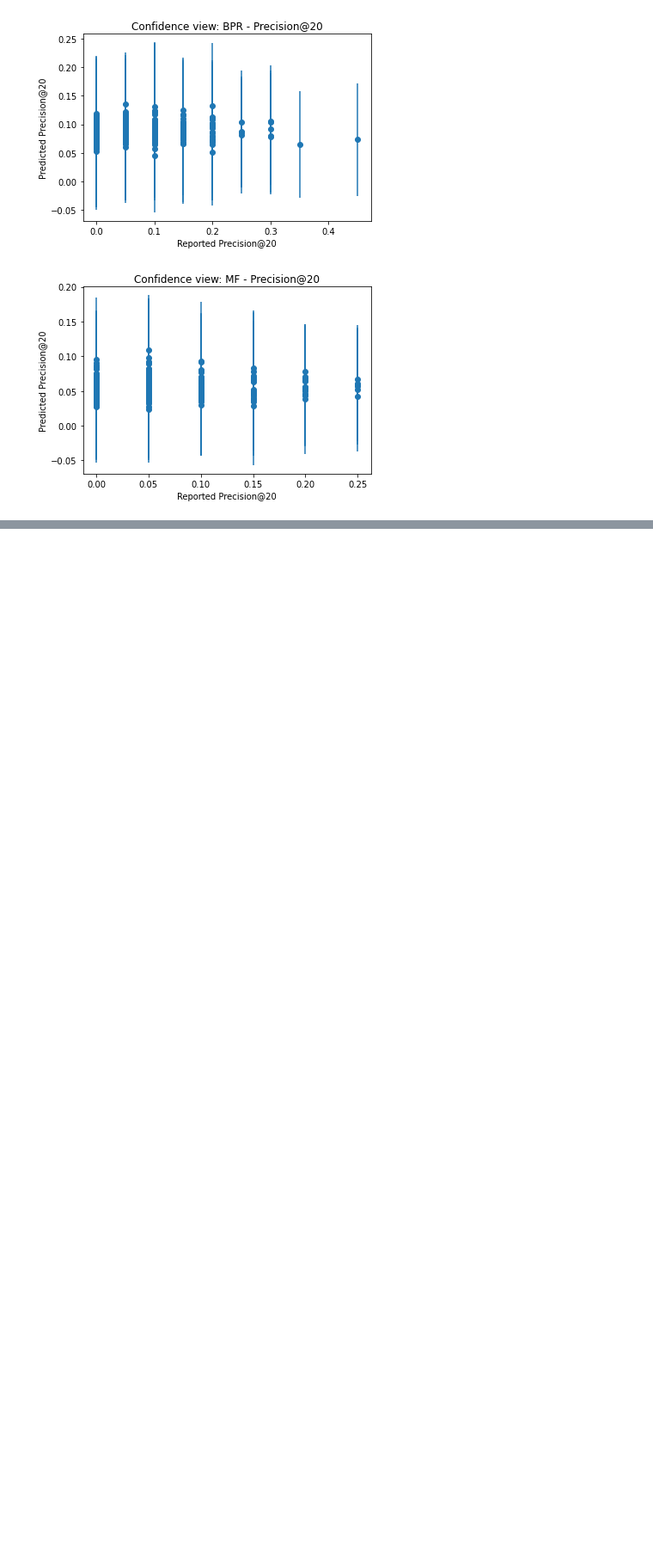
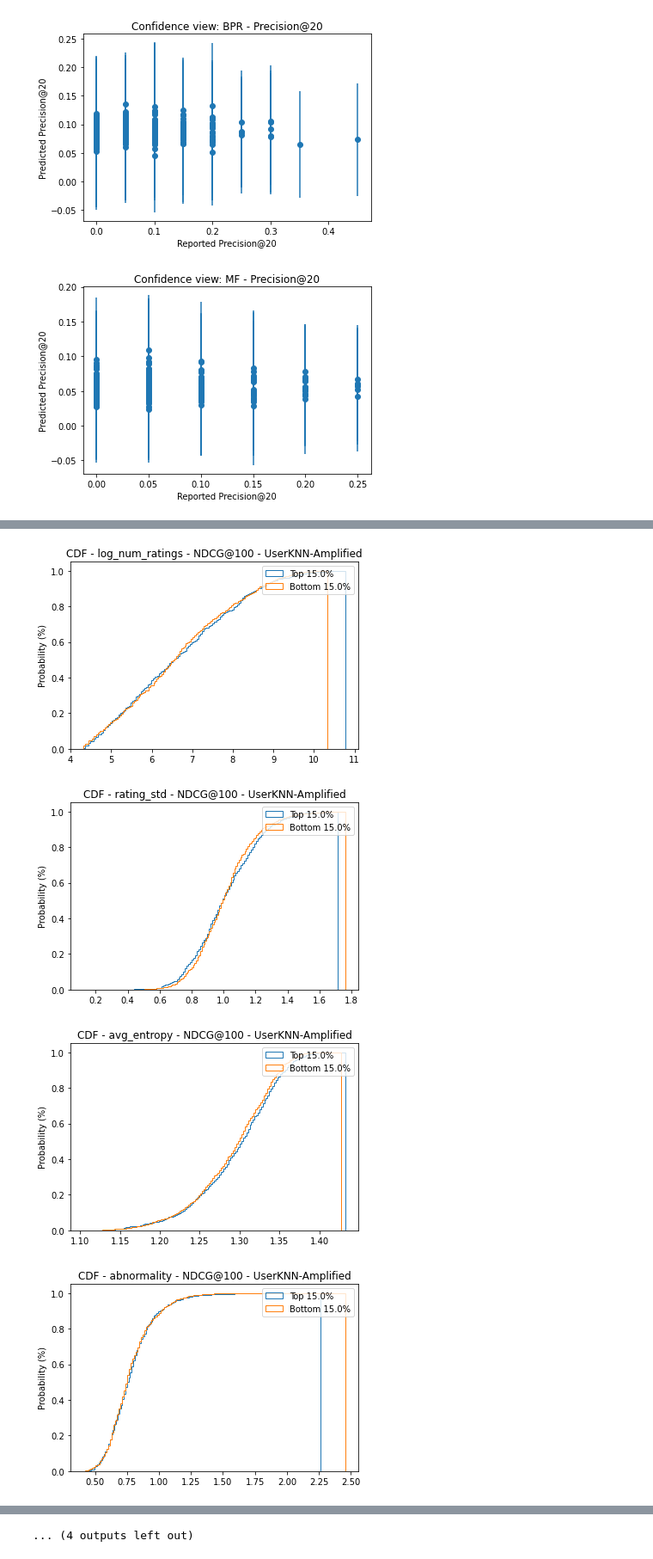
Before and after one commit to hugodavilat/recomendadores, a Jupyter notebook: explanatory_framework/features_calculator/features_relevance_v2.ipynb, the cells around one changed output, grey strips where cells are left out. Shown at 86% size. Cells and saved outputs as stored; diff of their text form; code cells hidden in the pictures; blank space fills up the shorter version.

```diff
--- a/explanatory_framework/features_calculator/features_relevance_v2.ipynb
+++ b/explanatory_framework/features_calculator/features_relevance_v2.ipynb
@@ -464,0 +500,28 @@ Para observar a separabilidade das features, vamos rodar dois testes usando o me
+# %%
+import numpy as np
+import pandas as pd
+
+metrics = ["NDCG@100", "RMSE"]
+algos = ["UserKNN-Amplified", "BPR"]
+features = ["log_num_ratings", "rating_std", "avg_entropy", "abnormality"]
+ammount = 0.15
+
+df_features = pd.read_csv(f"../datasets/{DS}/user_metrics_v2.csv",
+                          sep='\s*,\s*', index_col=0, engine='python')
+for algo in algos:
+    for metric in metrics:
+        for feat in features:
+            df_models = pd.read_csv(f"../user_features_table/{DS}/{metric}.csv",
+                                    sep='\s*,\s*', index_col=0, engine='python')
+            df = df_features.join(df_models)
+
+            X_head, X_tail = divide_into_extreme_groups_for_feature(df=df, algo=algo, feature=feat,
+                                                                    extreme_amount=ammount)
+            plot_histo(X_head, f"Top {ammount*100}%", f"CDF - {feat} - {metric} - {algo}", 150)
+            plot_histo(X_tail, f"Bottom {ammount*100}%", f"CDF - {feat} - {metric} - {algo}", 150)
+            plt.show()
+# %% [output]
+[figure, added]
+[figure, added]
+[figure, added]
+[figure, added]
@@ -464,0 +536 @@ Para observar a separabilidade das features, vamos rodar dois testes usando o me
+... (4 outputs left out)
```
Also changed, not shown: parts of 9 cells of this notebook.
